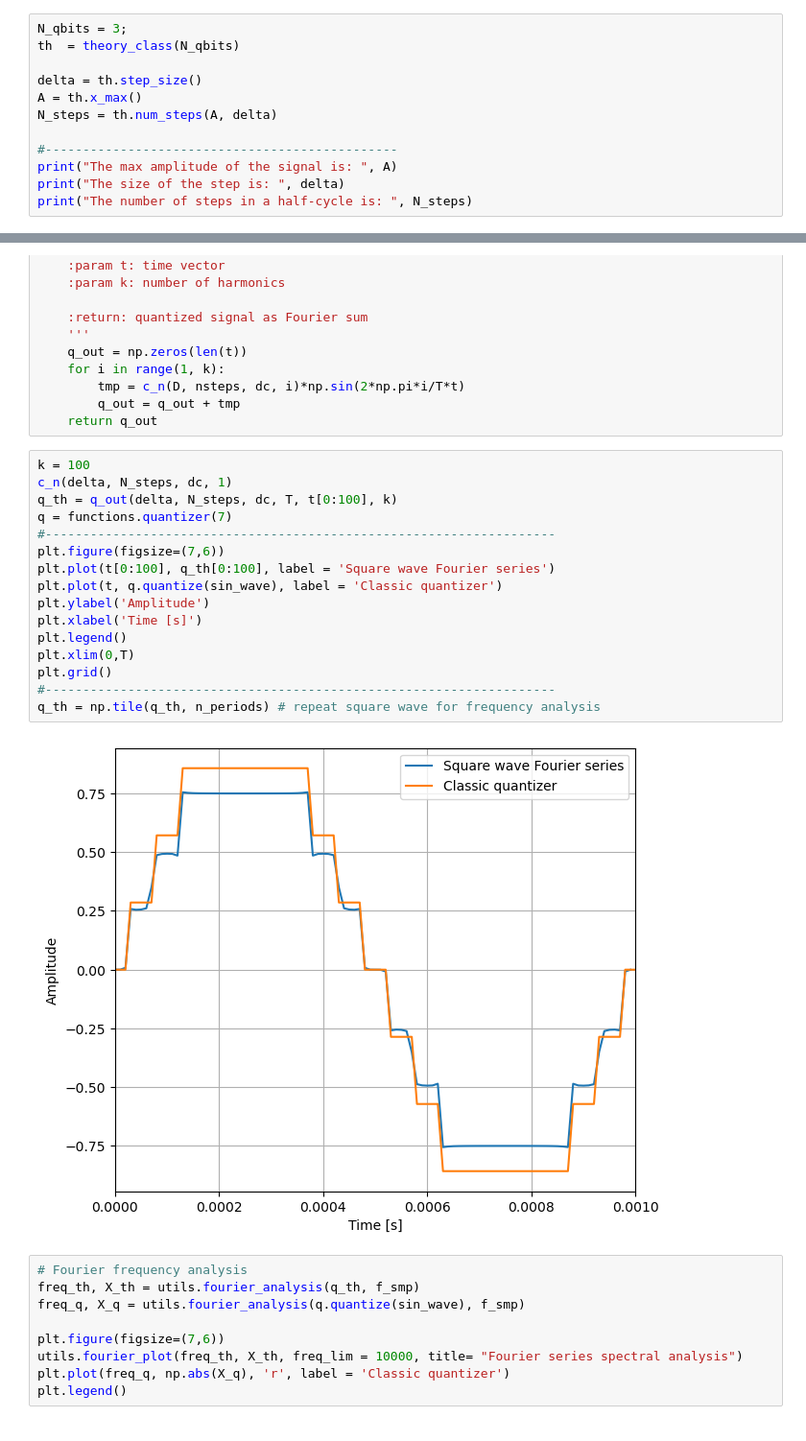
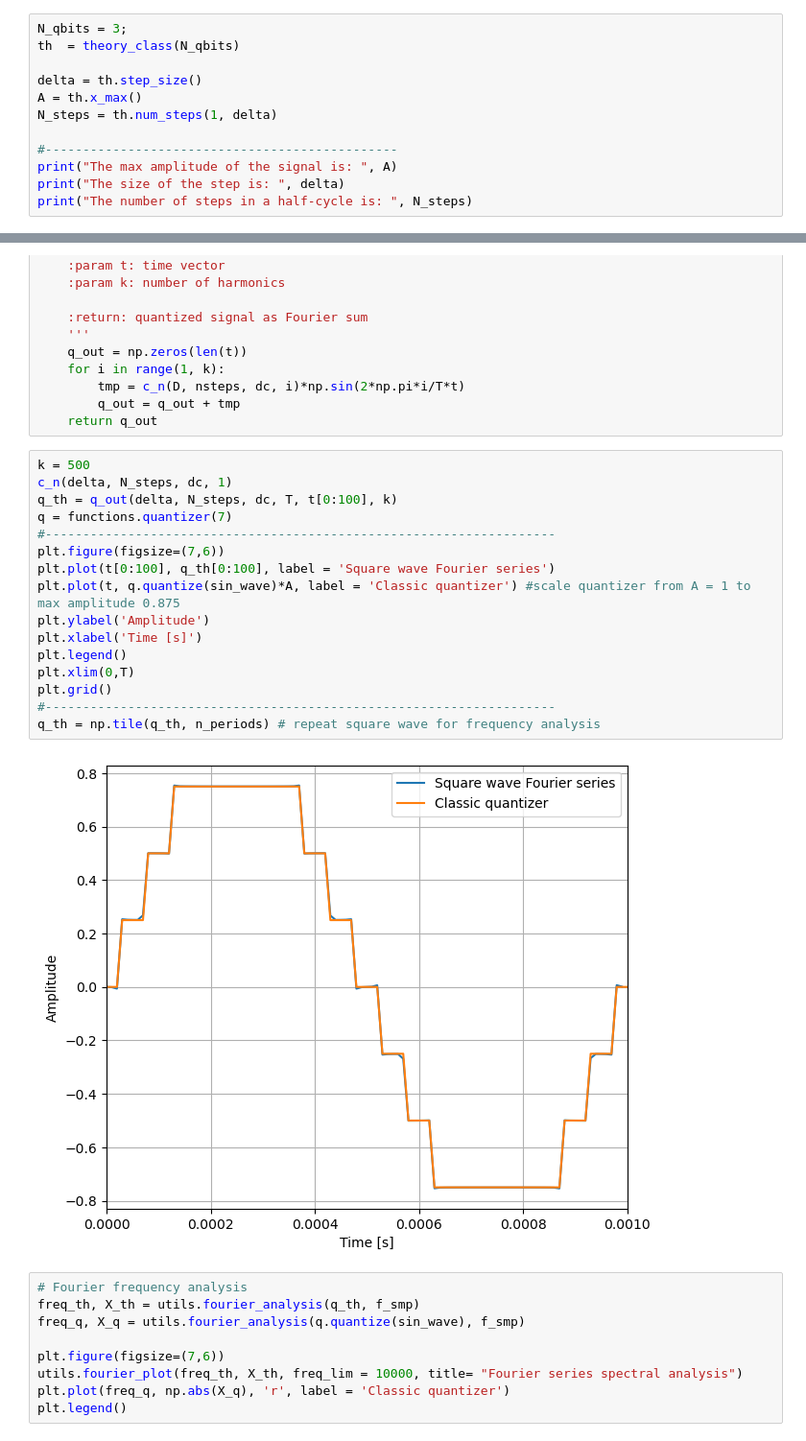
Before and after one commit to lindafabs/Semester-Project, a Jupyter notebook: Final_notebook.ipynb, the cells around one changed output, grey strips where cells are left out. Shown at 96% size. Drawn from its saved outputs; the diff is of its cells as text.

```diff
--- a/Final_notebook.ipynb
+++ b/Final_notebook.ipynb
@@ -240,7 +239,7 @@ th  = theory_class(N_qbits)
 
 delta = th.step_size()
 A = th.x_max()
-N_steps = th.num_steps(A, delta)
+N_steps = th.num_steps(1, delta)
 
 #-----------------------------------------------
 print("The max amplitude of the signal is: ", A)
@@ -293,23 +292,23 @@ def q_out (D, nsteps, dc, T, t, k):
         q_out = q_out + tmp
     return q_out
 # %%
-k = 100
+k = 500
 c_n(delta, N_steps, dc, 1)
 q_th = q_out(delta, N_steps, dc, T, t[0:100], k)
 q = functions.quantizer(7)
 #--------------------------------------------------------------------
 plt.figure(figsize=(7,6))
 plt.plot(t[0:100], q_th[0:100], label = 'Square wave Fourier series')
-plt.plot(t, q.quantize(sin_wave), label = 'Classic quantizer')
+plt.plot(t, q.quantize(sin_wave)*A, label = 'Classic quantizer') #scale quantizer from A = 1 to max amplitude 0.875
 plt.ylabel('Amplitude')
 plt.xlabel('Time [s]')
 plt.legend()
 plt.xlim(0,T)
 plt.grid()
 #--------------------------------------------------------------------
 q_th = np.tile(q_th, n_periods) # repeat square wave for frequency analysis
 # %% [output]
-[figure, old version]
+[figure, new version]
 # %%
 # Fourier frequency analysis
 freq_th, X_th = utils.fourier_analysis(q_th, f_smp)
```
Also changed, not shown: parts of 26 cells of this notebook, 4 other files.
